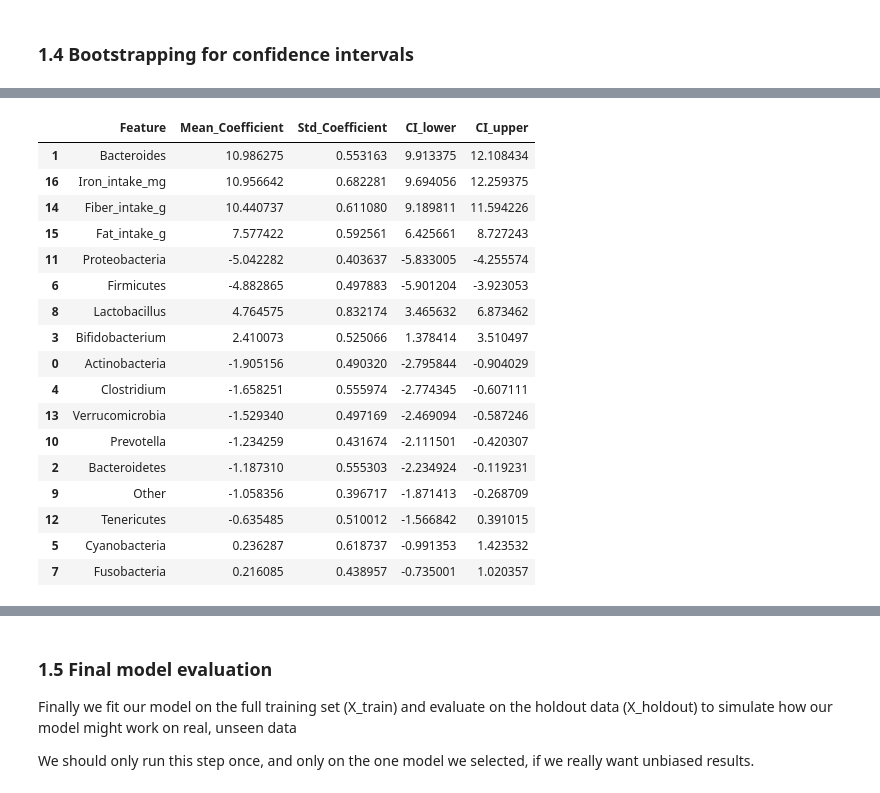
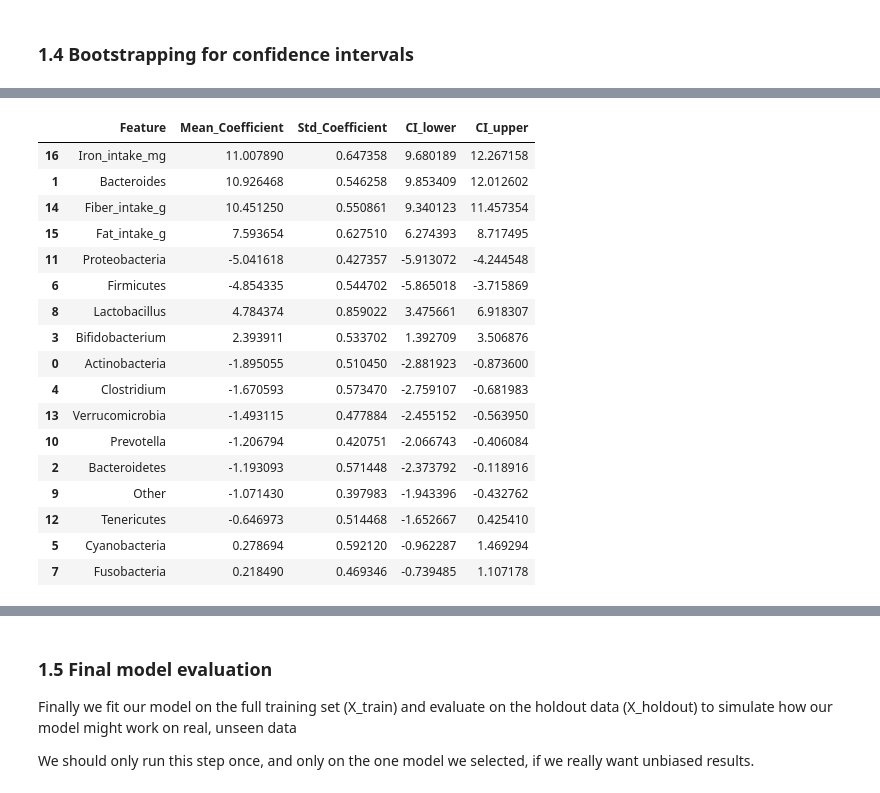
Before and after one commit to mariaponomarova/ML_project, a Jupyter notebook: experiments.ipynb, the cells around one changed output, grey strips where cells are left out. Saved outputs shown, nothing was run; the diff lists cells and outputs as text; code cells hidden in the pictures.

```diff
--- a/experiments.ipynb
+++ b/experiments.ipynb
@@ -183,29 +198,29 @@ Our best performing model is Bayesian Ridge. It has the lowest MAE and MSE, and
 
 Now we have our model selection, we'll try tuning the hyperparameters to see whether we can optimise the model further.
 # %%
-from sklearn.linear_model import BayesianRidge
-from sklearn.model_selection import GridSearchCV
+# from sklearn.linear_model import BayesianRidge
+# from sklearn.model_selection import GridSearchCV
 
-pipeline = make_pipeline(StandardScaler(), BayesianRidge())
+# pipeline = make_pipeline(StandardScaler(), BayesianRidge())
 
-param_grid = {
-    "bayesianridge__alpha_1": [1e-6, 1e-5, 1e-4],
-    "bayesianridge__alpha_2": [1e-6, 1e-5, 1e-4],
-    "bayesianridge__lambda_1": [1e-6, 1e-5, 1e-4],
-    "bayesianridge__lambda_2": [1e-6, 1e-5, 1e-4],
-}
+# param_grid = {
+#     "bayesianridge__alpha_1": [1e-6, 1e-5, 1e-4],
+#     "bayesianridge__alpha_2": [1e-6, 1e-5, 1e-4],
+#     "bayesianridge__lambda_1": [1e-6, 1e-5, 1e-4],
+#     "bayesianridge__lambda_2": [1e-6, 1e-5, 1e-4],
+# }
 
-grid_search = GridSearchCV(
-    pipeline,
-    param_grid,
-    scoring='neg_mean_absolute_error',
-    cv=kf,
-    n_jobs=-1
-)
+# grid_search = GridSearchCV(
+#     pipeline,
+#     param_grid,
+#     scoring='neg_mean_absolute_error',
+#     cv=kf,
+#     n_jobs=-1
+# )
 
-grid_search.fit(X_train, y_train)
-print("Best params:", grid_search.best_params_)
-print("Best CV MAE:", -grid_search.best_score_)
+# grid_search.fit(X_train, y_train)
+# print("Best params:", grid_search.best_params_)
+# print("Best CV MAE:", -grid_search.best_score_)
 # %% [output]
 Best params: {'bayesianridge__alpha_1': 1e-06, 'bayesianridge__alpha_2': 0.0001, 'bayesianridge__lambda_1': 0.0001, 'bayesianridge__lambda_2': 1e-06}
 Best CV MAE: 18.535745530416683
@@ -227,7 +242,11 @@ coef_samples = []
 
 n = len(X_train)
 
-model = BayesianRidge()
+# Best parameters from GridSearchCV
+alpha_1 = 1e-06
+alpha_2 = 1.0
+
+model = BayesianRidge(alpha_1=alpha_1, alpha_2=alpha_2)
 
 # Scale the features
 scaler = StandardScaler()
@@ -287,18 +306,18 @@ Bootstrapped MAE 95% CI: [17.65207441 18.85137744]
 |  | Feature | Mean_Coefficient | Std_Coefficient | CI_lower | CI_upper |
-| 1 | Bacteroides | 10.986275 | 0.553163 | 9.913375 | 12.108434 |
-| 16 | Iron_intake_mg | 10.956642 | 0.682281 | 9.694056 | 12.259375 |
-| 14 | Fiber_intake_g | 10.440737 | 0.611080 | 9.189811 | 11.594226 |
-| 15 | Fat_intake_g | 7.577422 | 0.592561 | 6.425661 | 8.727243 |
-| 11 | Proteobacteria | -5.042282 | 0.403637 | -5.833005 | -4.255574 |
-| 6 | Firmicutes | -4.882865 | 0.497883 | -5.901204 | -3.923053 |
-| 8 | Lactobacillus | 4.764575 | 0.832174 | 3.465632 | 6.873462 |
-| 3 | Bifidobacterium | 2.410073 | 0.525066 | 1.378414 | 3.510497 |
-| 0 | Actinobacteria | -1.905156 | 0.490320 | -2.795844 | -0.904029 |
-| 4 | Clostridium | -1.658251 | 0.555974 | -2.774345 | -0.607111 |
-| 13 | Verrucomicrobia | -1.529340 | 0.497169 | -2.469094 | -0.587246 |
-| 10 | Prevotella | -1.234259 | 0.431674 | -2.111501 | -0.420307 |
-| 2 | Bacteroidetes | -1.187310 | 0.555303 | -2.234924 | -0.119231 |
-| 9 | Other | -1.058356 | 0.396717 | -1.871413 | -0.268709 |
-| 12 | Tenericutes | -0.635485 | 0.510012 | -1.566842 | 0.391015 |
-| 5 | Cyanobacteria | 0.236287 | 0.618737 | -0.991353 | 1.423532 |
-| 7 | Fusobacteria | 0.216085 | 0.438957 | -0.735001 | 1.020357 |
+| 16 | Iron_intake_mg | 11.007890 | 0.647358 | 9.680189 | 12.267158 |
+| 1 | Bacteroides | 10.926468 | 0.546258 | 9.853409 | 12.012602 |
+| 14 | Fiber_intake_g | 10.451250 | 0.550861 | 9.340123 | 11.457354 |
+| 15 | Fat_intake_g | 7.593654 | 0.627510 | 6.274393 | 8.717495 |
+| 11 | Proteobacteria | -5.041618 | 0.427357 | -5.913072 | -4.244548 |
+| 6 | Firmicutes | -4.854335 | 0.544702 | -5.865018 | -3.715869 |
+| 8 | Lactobacillus | 4.784374 | 0.859022 | 3.475661 | 6.918307 |
+| 3 | Bifidobacterium | 2.393911 | 0.533702 | 1.392709 | 3.506876 |
+| 0 | Actinobacteria | -1.895055 | 0.510450 | -2.881923 | -0.873600 |
+| 4 | Clostridium | -1.670593 | 0.573470 | -2.759107 | -0.681983 |
+| 13 | Verrucomicrobia | -1.493115 | 0.477884 | -2.455152 | -0.563950 |
+| 10 | Prevotella | -1.206794 | 0.420751 | -2.066743 | -0.406084 |
+| 2 | Bacteroidetes | -1.193093 | 0.571448 | -2.373792 | -0.118916 |
+| 9 | Other | -1.071430 | 0.397983 | -1.943396 | -0.432762 |
+| 12 | Tenericutes | -0.646973 | 0.514468 | -1.652667 | 0.425410 |
+| 5 | Cyanobacteria | 0.278694 | 0.592120 | -0.962287 | 1.469294 |
+| 7 | Fusobacteria | 0.218490 | 0.469346 | -0.739485 | 1.107178 |
```
Also changed, not shown: parts of 7 cells of this notebook.
